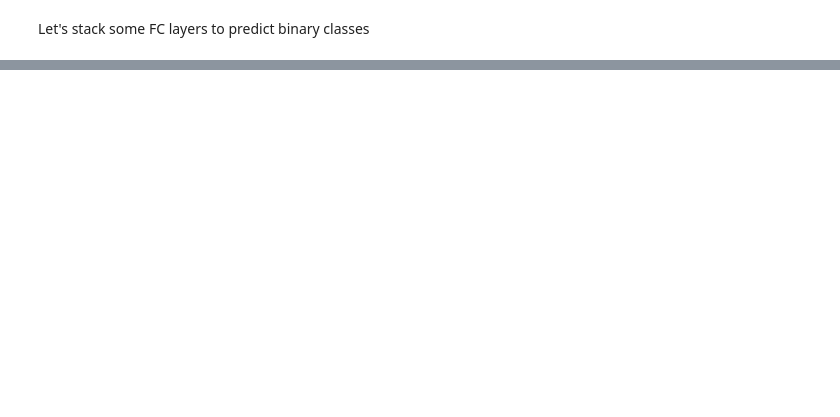
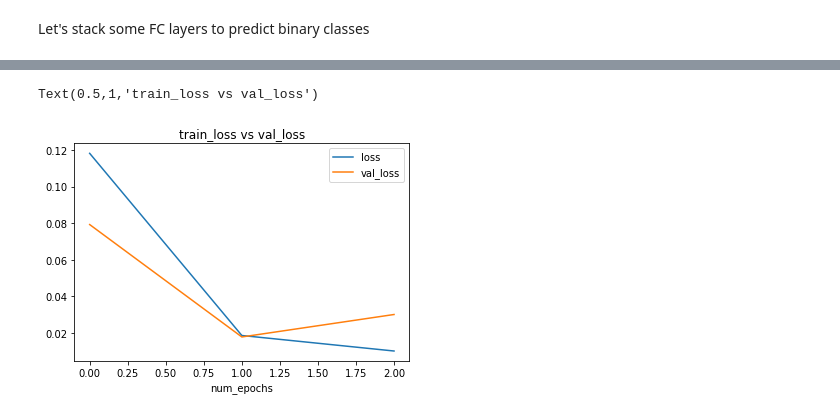
Before and after one commit to WencesVillegasMarset/BudClassifier, a Jupyter notebook: Practica Inicial/Pretrained Models.ipynb, the cells around one changed output, grey strips where cells are left out. Saved outputs shown, nothing was run; the diff lists cells and outputs as text; code cells hidden in the pictures; blank space fills up the shorter version.

```diff
--- a/Practica Inicial/Pretrained Models.ipynb
+++ b/Practica Inicial/Pretrained Models.ipynb
@@ -133 +103,10 @@ KeyboardInterrupt:
+# %%
+plt.plot(history.history['loss'])
+plt.plot(history.history['val_loss'])
+plt.xlabel('num_epochs')
+plt.legend(['loss', 'val_loss'])
+plt.title('train_loss vs val_loss')
+# %% [output]
+Text(0.5,1,'train_loss vs val_loss')
+[figure, added]
 # %%
```
Also changed, not shown: parts of 18 cells of this notebook.
